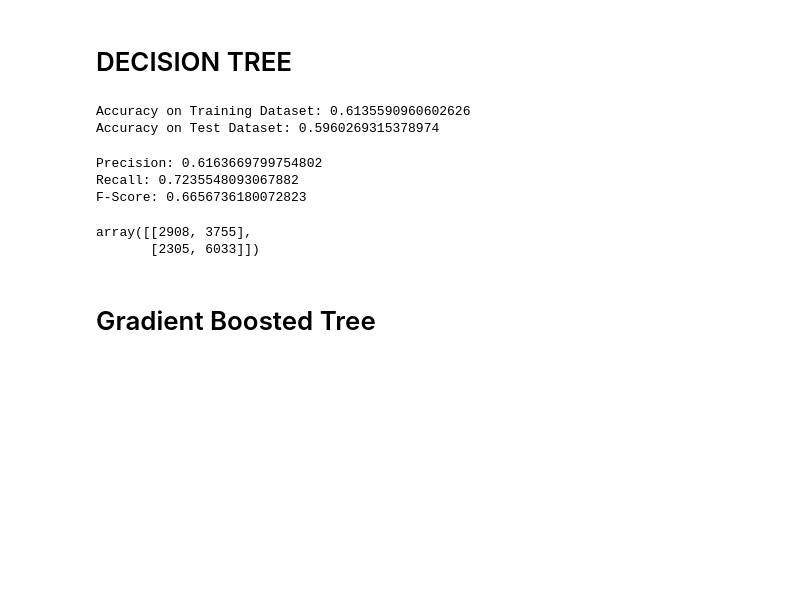
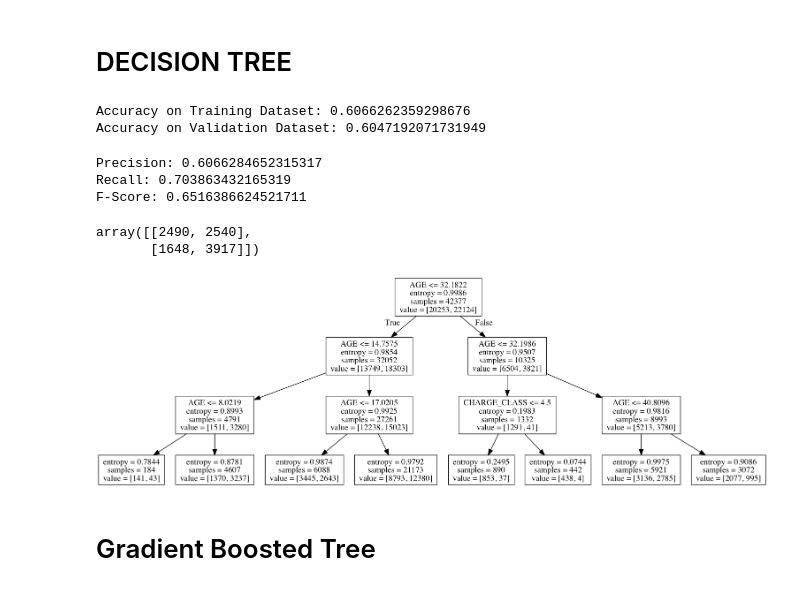
Before and after one commit to da1933/NODA, a Jupyter notebook: Baseline-Rearrest.ipynb, the cells around one changed output. Cells and saved outputs as stored; diff of their text form; code cells hidden in the pictures; blank space fills up the shorter version.

Commit message:
Updated baseline decision tree

```diff
--- a/Baseline-Rearrest.ipynb
+++ b/Baseline-Rearrest.ipynb
@@ -240,33 +42,39 @@ pred_test = dt.predict(X_test)
 # %%
 #accuracy
 
-accu_train = sklearn.metrics.accuracy_score(y_train,pred_train)
-accu_test = sklearn.metrics.accuracy_score(y_test,pred_test)
+accu_train = sklearn.metrics.accuracy_score(y_train_dt,pred_train)
+accu_val = sklearn.metrics.accuracy_score(y_val_dt,pred_val)
 
 print("Accuracy on Training Dataset: {}".format(accu_train))
-print("Accuracy on Test Dataset: {}".format(accu_test))
+print("Accuracy on Validation Dataset: {}".format(accu_val))
 # %% [output]
-Accuracy on Training Dataset: 0.6135590960602626
-Accuracy on Test Dataset: 0.5960269315378974
+Accuracy on Training Dataset: 0.6066262359298676
+Accuracy on Validation Dataset: 0.6047192071731949
 # %%
-precision = sklearn.metrics.precision_score(y_test,pred_test)
-recall = sklearn.metrics.recall_score(y_test,pred_test)
-f_score = sklearn.metrics.f1_score(y_test,pred_test)
+precision = sklearn.metrics.precision_score(y_val_dt,pred_val)
+recall = sklearn.metrics.recall_score(y_val_dt,pred_val)
+f_score = sklearn.metrics.f1_score(y_val_dt,pred_val)
 
 print("Precision: {}".format(precision))
 print("Recall: {}".format(recall))
 print("F-Score: {}".format(f_score))
 # %% [output]
-Precision: 0.6163669799754802
-Recall: 0.7235548093067882
-F-Score: 0.6656736180072823
+Precision: 0.6066284652315317
+Recall: 0.703863432165319
+F-Score: 0.6516386624521711
 # %%
-#confusion matrix for test set
-cm = sklearn.metrics.confusion_matrix(y_test,pred_test)
+#confusion matrix for validation set
+cm = sklearn.metrics.confusion_matrix(y_val_dt,pred_val)
 cm
 # %% [output]
-array([[2908, 3755],
-       [2305, 6033]])
+array([[2490, 2540],
+       [1648, 3917]])
+# %%
+# Visualize decision tree
+!dot -Tpng tree_classifier.dot -o tree_classifier.png
+Image(filename='tree_classifier.png')
+# %% [output]
+[figure, added]
 # %% [markdown]
 # Gradient Boosted Tree
 # %%
```
Also changed, not shown: parts of 41 cells of this notebook, 1 other file.
